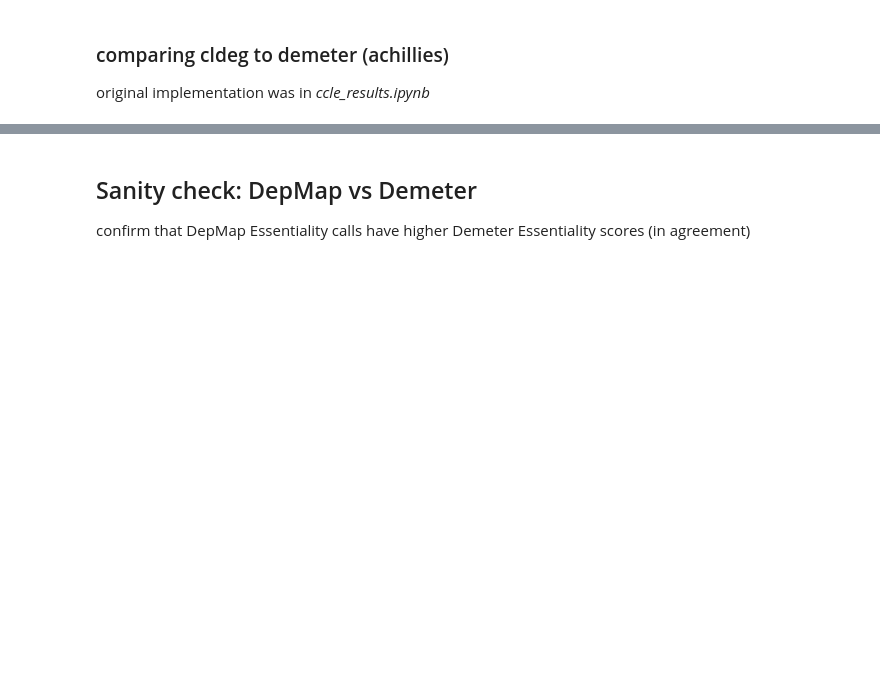
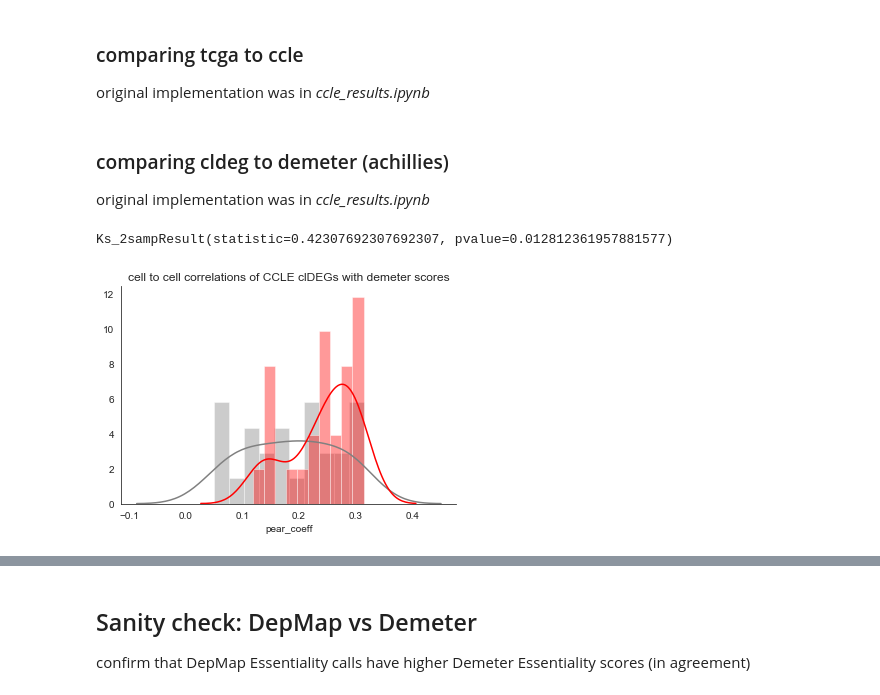
Before and after one commit to thjmattth/clove, a Jupyter notebook: validation_tcga_ccle.ipynb, the cells around one changed output, grey strips where cells are left out. Cells and saved outputs as stored; diff of their text form; code cells hidden in the pictures; blank space fills up the shorter version.

```diff
--- a/validation_tcga_ccle.ipynb
+++ b/validation_tcga_ccle.ipynb
@@ -6,6 +6,9 @@ from scipy.stats import stats
 import itertools
 import matplotlib.pyplot as plt
 import cloveFunctions as clv
+# %% [markdown]
+### comparing tcga to ccle
+original implementation was in *ccle_results.ipynb*
 # %% [markdown]
 ### comparing cldeg to demeter (achillies)
 original implementation was in *ccle_results.ipynb*
@@ -20,5 +23,22 @@ cldeg_ccle = clv.vulnerability_vector_count(exp, cnv, hits)
 dep_breast = pd.read_csv('data/breast_Achilles_gene_dependency.csv.gz', compression='gzip', index_col=0)
 
 corr = clv.correlate_df_cols(cldeg_ccle, dep_breast)
-corr_null = clv.correlate_df_cols(cldeg_ccle, dep_breast,perm=True)
-corr_null['pear_coeff']=corr_null['pear_coeff']-0.02
+# corr_null = clv.correlate_df_cols(cldeg_ccle, dep_breast,perm=True)
+
+corr_null['group']='null'
+corr['group']='non-null'
+corr_cat = pd.concat([corr_null, corr])
+# corr_cat.to_csv('data/breast_clDEG_ccleVdemeter_cells.tab', sep='\t')
+# %%
+%matplotlib inline
+sns.set_style("white")
+sns.distplot(corr_cat[corr_cat['group']=='null']['pear_coeff'], color='gray',kde=True, norm_hist=True,bins=10)
+
+sns.distplot(corr_cat[corr_cat['group']=='non-null']['pear_coeff'], color='red',kde=True,norm_hist=True,bins=10)
+plt.title('cell to cell correlations of CCLE clDEGs with demeter scores')
+sns.despine()
+
+print(stats.ks_2samp(corr_null['pear_coeff'], corr['pear_coeff']))
+# %% [output]
+Ks_2sampResult(statistic=0.42307692307692307, pvalue=0.012812361957881577)
+[figure, added]
```
Also changed, not shown: parts of 8 cells of this notebook, 3 other files.
